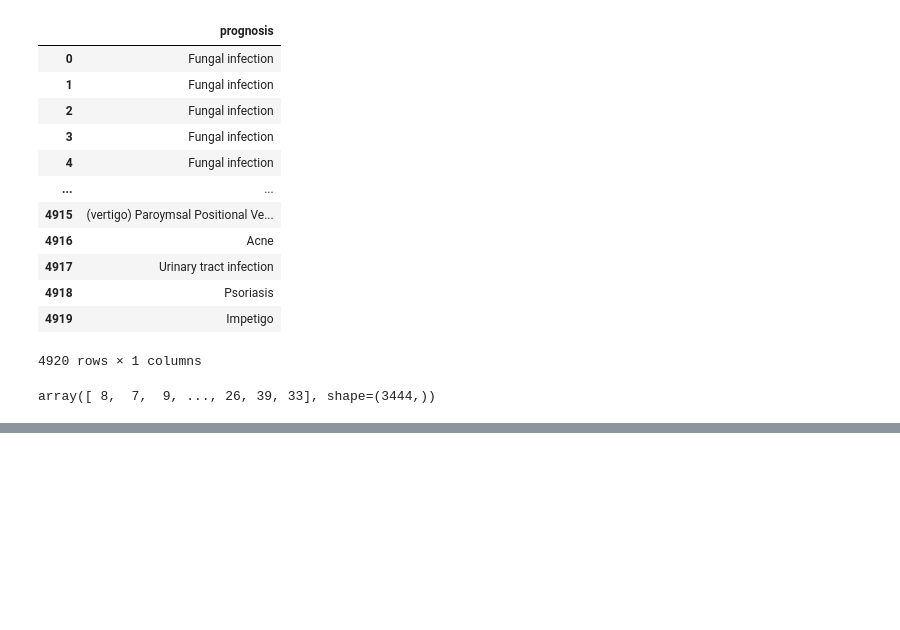
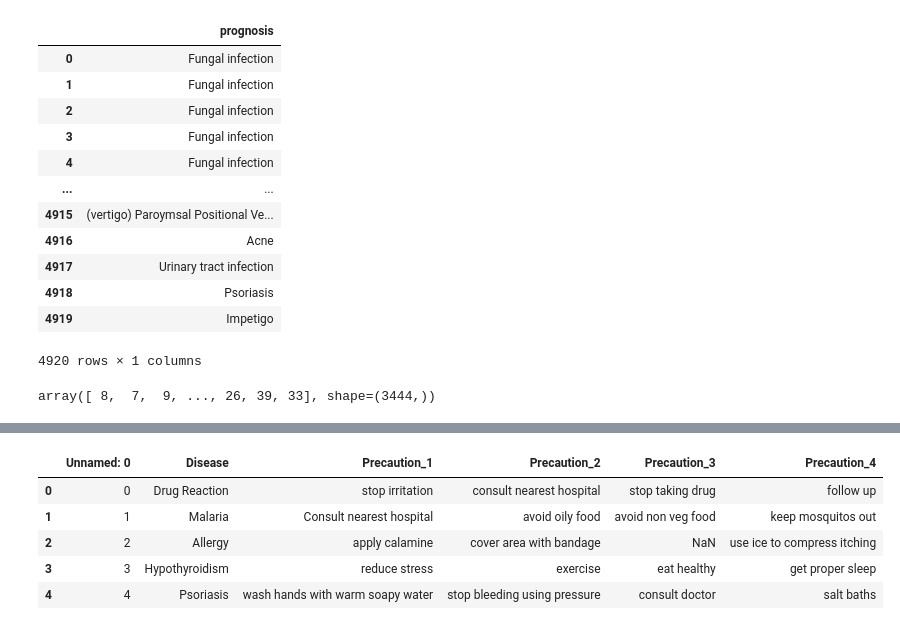
Before and after one commit to Tusharr06/Health_Predictive_System, a Jupyter notebook: model.ipynb, the cells around one changed output, grey strips where cells are left out. Drawn from its saved outputs; the diff is of its cells as text; code cells hidden in the pictures; blank space fills up the shorter version.

```diff
--- a/model.ipynb
+++ b/model.ipynb
@@ -177,0 +201,9 @@ MultinomialNB Recall: 1.0000
+# %%
+precautions.head()
+# %% [output]
+|  | Unnamed: 0 | Disease | Precaution_1 | Precaution_2 | Precaution_3 | Precaution_4 |
+| 0 | 0 | Drug Reaction | stop irritation | consult nearest hospital | stop taking drug | follow up |
+| 1 | 1 | Malaria | Consult nearest hospital | avoid oily food | avoid non veg food | keep mosquitos out |
+| 2 | 2 | Allergy | apply calamine | cover area with bandage | NaN | use ice to compress itching |
+| 3 | 3 | Hypothyroidism | reduce stress | exercise | eat healthy | get proper sleep |
+| 4 | 4 | Psoriasis | wash hands with warm soapy water | stop bleeding using pressure | consult doctor | salt baths |
```
Also changed, not shown: parts of 12 cells of this notebook, 6 other files.
